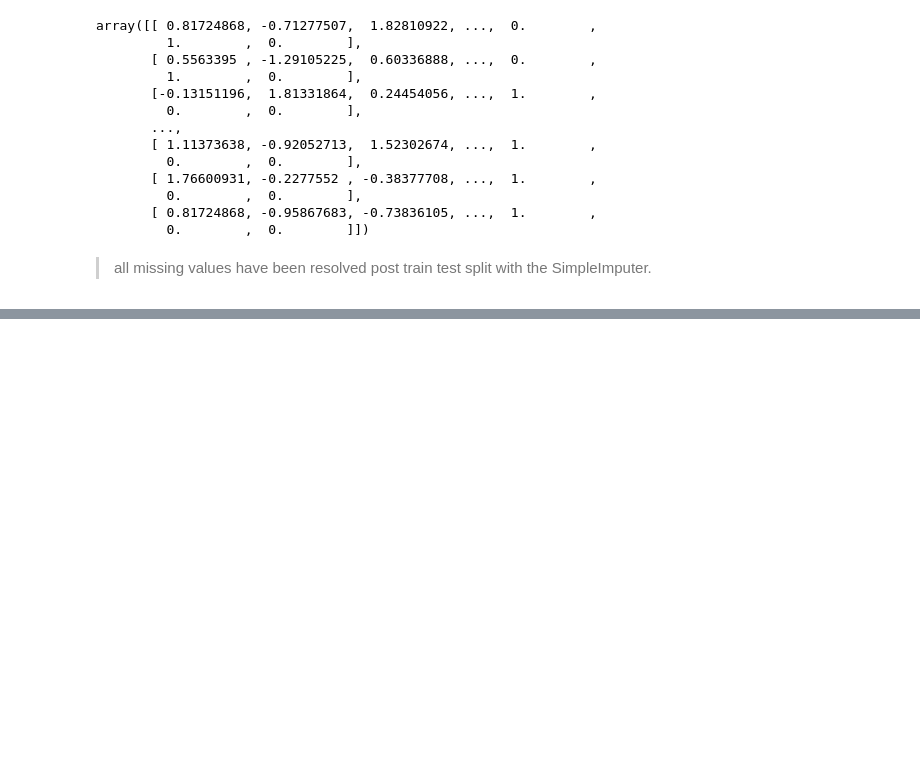
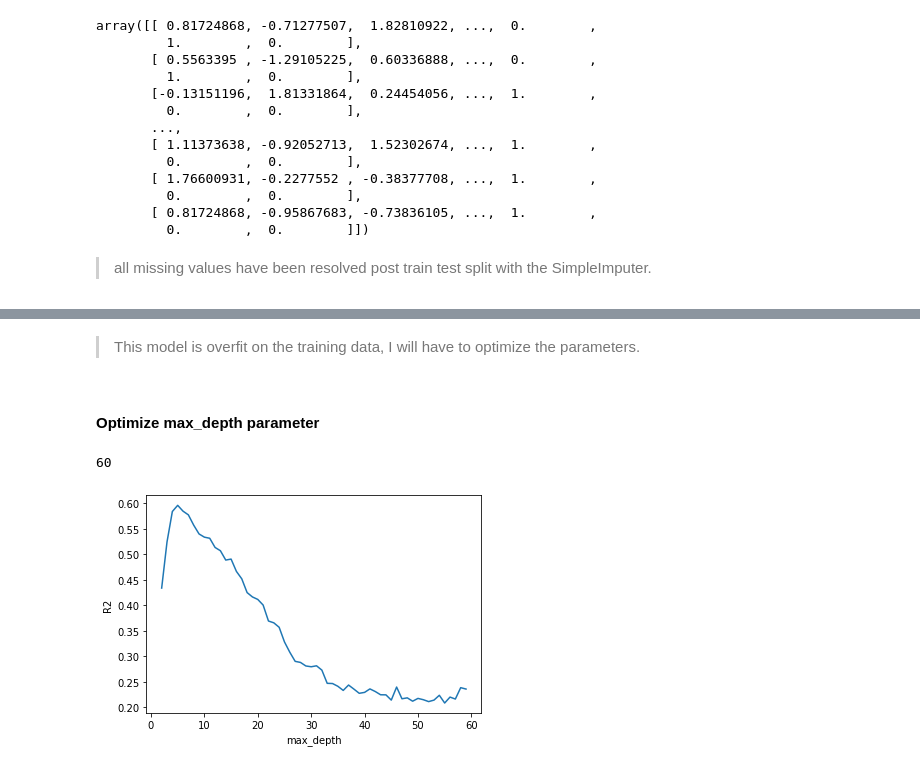
Before and after one commit to dcreeder89/Coding-Dojo-Project_1, a Jupyter notebook: 1_Reeder_Food_Sales_Predictions.ipynb, the cells around one changed output, grey strips where cells are left out. Saved outputs shown, nothing was run; the diff lists cells and outputs as text; code cells hidden in the pictures; blank space fills up the shorter version.

```diff
--- a/1_Reeder_Food_Sales_Predictions.ipynb
+++ b/1_Reeder_Food_Sales_Predictions.ipynb
@@ -843,0 +898,9 @@ array([[ 0.81724868, -0.71277507,  1.82810922, ...,  0.        ,
+# %%
+# instantiate decision tree
+dec_tree = DecisionTreeRegressor()
+# %%
+# create pipeline with preprocessor and decision tree
+dec_tree_pipe = make_pipeline(preprocessor, dec_tree)
+# %%
+# fit decision tree pipeline to training data
+dec_tree_pipe.fit(X_train, y_train)
@@ -843,0 +944,30 @@ array([[ 0.81724868, -0.71277507,  1.82810922, ...,  0.        ,
+# %% [markdown]
+> This model is overfit on the training data, I will have to optimize the parameters.
+# %% [markdown]
+#### Optimize max_depth parameter
+# %%
+# explore max_depth of the current model
+dec_tree.get_depth()
+# %% [output]
+60
+# %%
+# list values to try for max_depth
+depths = list(range(2,60))
+
+# dataframe to store scores for each value of max_depth
+dec_tree_scores = pd.DataFrame(index=depths, columns=['Train Score', 'Test Score'])
+
+# inumerate through values to find best max_depth
+for depth in depths:
+  dec_tree = DecisionTreeRegressor(max_depth=depth, random_state=42)
+  dec_tree_pipe = make_pipeline(preprocessor, dec_tree)
+  dec_tree_pipe.fit(X_train, y_train)
+  dec_tree_scores.loc[depth, 'Train Score'] = dec_tree_pipe.score(X_train, y_train)
+  dec_tree_scores.loc[depth, 'Test Score'] = dec_tree_pipe.score(X_test, y_test)
+# %%
+# visualize which max_depth leads to highest Test score
+plt.plot(depths, dec_tree_scores['Test Score']);
+plt.ylabel('R2');
+plt.xlabel('max_depth');
+# %% [output]
+[figure, added]
```
Also changed, not shown: parts of 59 cells of this notebook.
